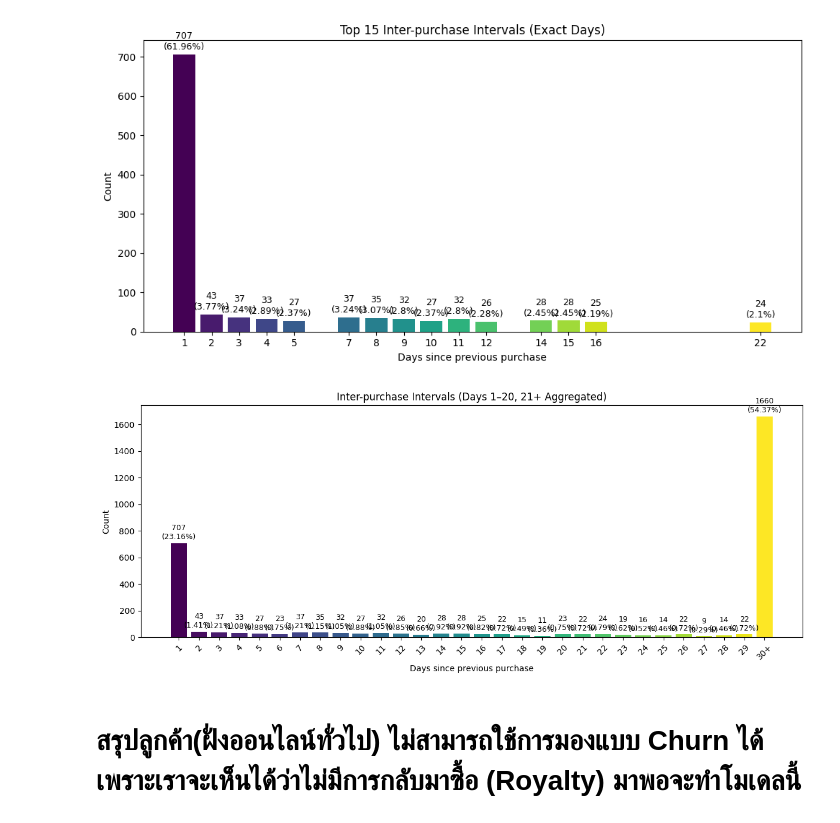
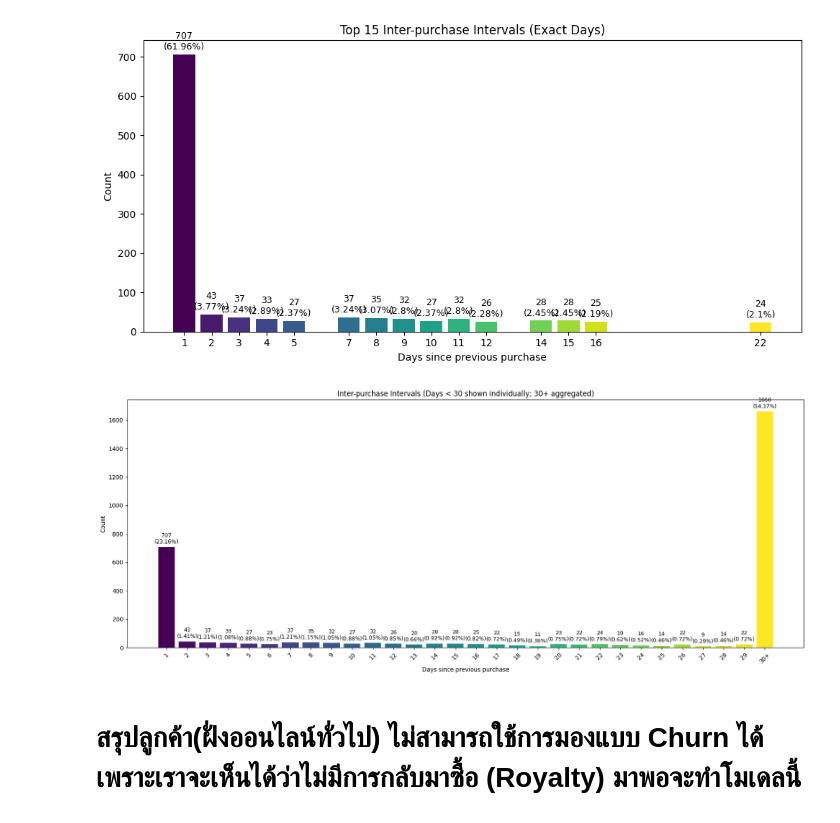
Before and after one commit to Jaroenchart-Saejang/EDA-Brazil, a Jupyter notebook: EDA-2-customer.ipynb, the cells around one changed output. Cells and saved outputs as stored; diff of their text form; code cells hidden in the pictures.

```diff
--- a/EDA-2-customer.ipynb
+++ b/EDA-2-customer.ipynb
@@ -216,69 +216,49 @@ plt.show()
 # %% [output]
 [figure]
 # %%
-# ------------------------------------------------------------
-# Parameters
-# ------------------------------------------------------------
-CUTOFF_DAY = 30   # from day 21 onward -> single bin
+CUTOFF_DAY = 30
 
-# ------------------------------------------------------------
-# Original distribution
-# ------------------------------------------------------------
 dist_counts = intervals['days_since_prev'].value_counts().sort_index()
 
-# ------------------------------------------------------------
-# Split into exact days and tail bin
-# ------------------------------------------------------------
 exact_counts = dist_counts[dist_counts.index < CUTOFF_DAY]
-
 tail_count = dist_counts[dist_counts.index >= CUTOFF_DAY].sum()
 
-# Combine
 final_counts = exact_counts.copy()
-final_counts[f'{CUTOFF_DAY}+' ] = tail_count
+final_counts[f'{CUTOFF_DAY}+'] = tail_count
 
-# ------------------------------------------------------------
-# Percentages
-# ------------------------------------------------------------
 final_pct = (final_counts / final_counts.sum() * 100).round(2)
 
-# ------------------------------------------------------------
-# Plot
-# ------------------------------------------------------------
 x_labels = final_counts.index.astype(str)
 x_pos = np.arange(len(x_labels))
 
-fig, ax = plt.subplots(figsize=(12, 5))
+fig, ax = plt.subplots(figsize=(17, 7))
 
 ax.bar(
     x_pos,
     final_counts.values,
     color=plt.cm.viridis(np.linspace(0, 1, len(x_pos)))
 )
 
 ax.set_xticks(x_pos)
 ax.set_xticklabels(x_labels, rotation=45)
 ax.set_xlabel('Days since previous purchase')
 ax.set_ylabel('Count')
-ax.set_title('Inter-purchase Intervals (Days 1–20, 21+ Aggregated)')
+ax.set_title(f'Inter-purchase Intervals (Days < {CUTOFF_DAY} shown individually; {CUTOFF_DAY}+ aggregated)')
 
-# ------------------------------------------------------------
-# Annotations
-# ------------------------------------------------------------
 y_offset = final_counts.max() * 0.01
 for i, (c, p) in enumerate(zip(final_counts.values, final_pct.values)):
     ax.text(
         i,
         c + y_offset,
         f"{c}\n({p}%)",
         ha='center',
         va='bottom',
         fontsize=9
     )
 
 plt.tight_layout()
 plt.show()
 # %% [output]
-[figure, old version]
+[figure, new version]
 # %% [markdown]
 # สรุปลูกค้า(ฝั่งออนไลน์ทั่วไป) ไม่สามารถใช้การมองแบบ Churn ได้เพราะเราจะเห็นได้ว่าไม่มีการกลับมาซื้อ (Royalty) มาพอจะทำโมเดลนี้
```
Also changed, not shown: 3 other files.
